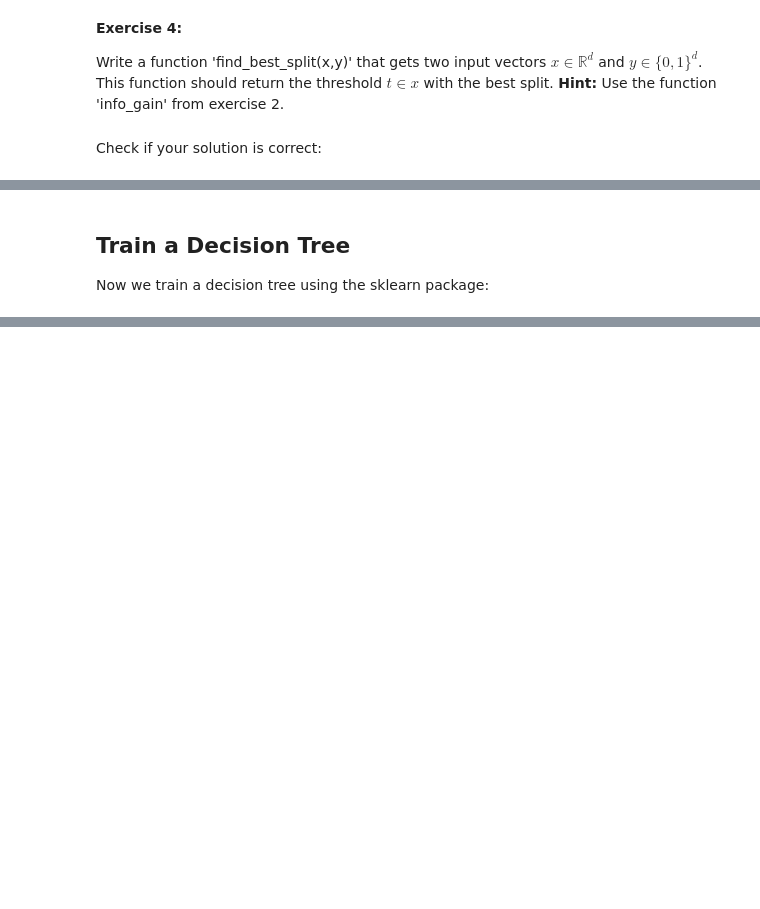
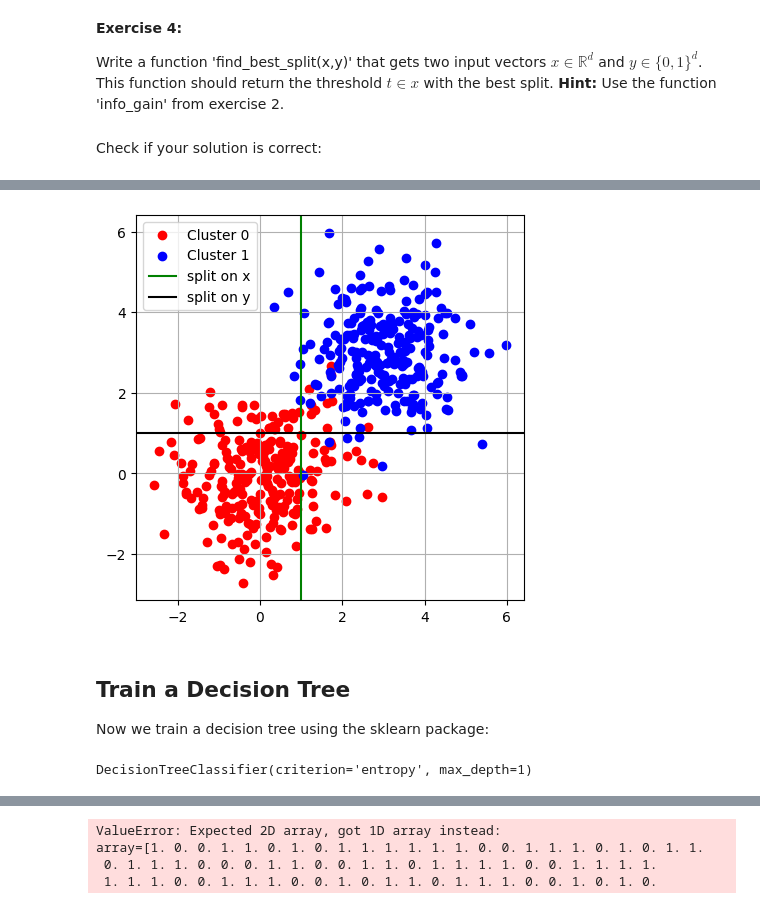
Before and after one commit to mohiuddinshahrukh/ML_LAB_3, a Jupyter notebook: Lab04_DecisionTrees.ipynb, the cells around one changed output, grey strips where cells are left out. Drawn from its saved outputs; the diff is of its cells as text; code cells hidden in the pictures; blank space fills up the shorter version.

```diff
--- a/Lab04_DecisionTrees.ipynb
+++ b/Lab04_DecisionTrees.ipynb
@@ -185,3 +189,32 @@ y_best = find_best_split(X[:,1],label)
+# %%
+x_best = find_best_split(X[:,0],label)
+y_best = find_best_split(X[:,1],label)
+### WRITE YOUR CODE HERE ###
+
+X, label = make_blobs(n_samples=500, n_features=2 ,centers=[(0,0),(3,3)]) # You need to modify this line
+plt.figure(figsize=(5,5))
+
+plt.scatter(X[label == 0][:, 0], X[label == 0][:, 1], color="red", label="Cluster 0")
+plt.scatter(X[label == 1][:, 0], X[label == 1][:, 1], color="blue", label="Cluster 1")
+plt.legend()
+# plt.grid(True)
+
+
+
+
+# # Plotting
+# plt.figure(figsize=(8, 6))
+# plt.scatter(X[label == 0][:, 0], X[label == 0][:, 1], color='red', label='Class 0', edgecolor='k')
+# plt.scatter(X[label == 1][:, 0], X[label == 1][:, 1], color='blue', label='Class 1', edgecolor='k')
+
+plt.axvline(x=x_best, color='green', label='split on x')
+plt.axhline(y=y_best, color='black', label='split on y')
+
+plt.legend()
+plt.grid(True)
+plt.show()
+# %% [output]
+[figure, added]
 # %% [markdown]
 ## Train a Decision Tree
 Now we train a decision tree using the sklearn package:
@@ -190,6 +223,8 @@ from sklearn.tree import DecisionTreeClassifier
 
 clf_tree = DecisionTreeClassifier(criterion='entropy', max_depth=1)
 clf_tree.fit(X, label)
+# %% [output]
+DecisionTreeClassifier(criterion='entropy', max_depth=1)
 # %% [markdown]
 <b>Exercise 6:</b>
 * Calculate the predictions for all instances from the training set (use the function predict). Which instances are misclassified? Create a plot that shows which instances are correctly classified and which instances are misclassified. This figure should look like this:
@@ -201,0 +235,32 @@ clf_tree.fit(X, label)
+# %%
+### WRITE YOUR CODE HERE ###
+predicted_y = clf_tree.predict(X)
+misclassified = predicted_y != label
+
+plt.figure(figsize=(5,5))
+
+plt.scatter(predicted_y)
+# plt.scatter(X[label == 0][:, 0], X[label == 0][:, 1], color="red", label="Cluster 0")
+# plt.scatter(X[label == 1][:, 0], X[label == 1][:, 1], color="blue", label="Cluster 1")
+plt.legend()
+# plt.grid(True)
+
+
+
+
+# # Plotting
+# plt.figure(figsize=(8, 6))
+# plt.scatter(X[label == 0][:, 0], X[label == 0][:, 1], color='red', label='Class 0', edgecolor='k')
+# plt.scatter(X[label == 1][:, 0], X[label == 1][:, 1], color='blue', label='Class 1', edgecolor='k')
+
+plt.axvline(x=x_best, color='green', label='split on x')
+plt.axhline(y=y_best, color='black', label='split on y')
+
+plt.legend()
+plt.grid(True)
+plt.show()
+# %% [output]
+ValueError: Expected 2D array, got 1D array instead:
+array=[1. 0. 0. 1. 1. 0. 1. 0. 1. 1. 1. 1. 1. 1. 0. 0. 1. 1. 1. 0. 1. 0. 1. 1.
+ 0. 1. 1. 1. 0. 0. 0. 1. 1. 0. 0. 1. 1. 0. 1. 1. 1. 1. 0. 0. 1. 1. 1. 1.
+ 1. 1. 1. 0. 0. 1. 1. 1. 0. 0. 1. 0. 1. 1. 0. 1. 1. 1. 0. 0. 1. 0. 1. 0.
```
Also changed, not shown: parts of 10 cells of this notebook.
